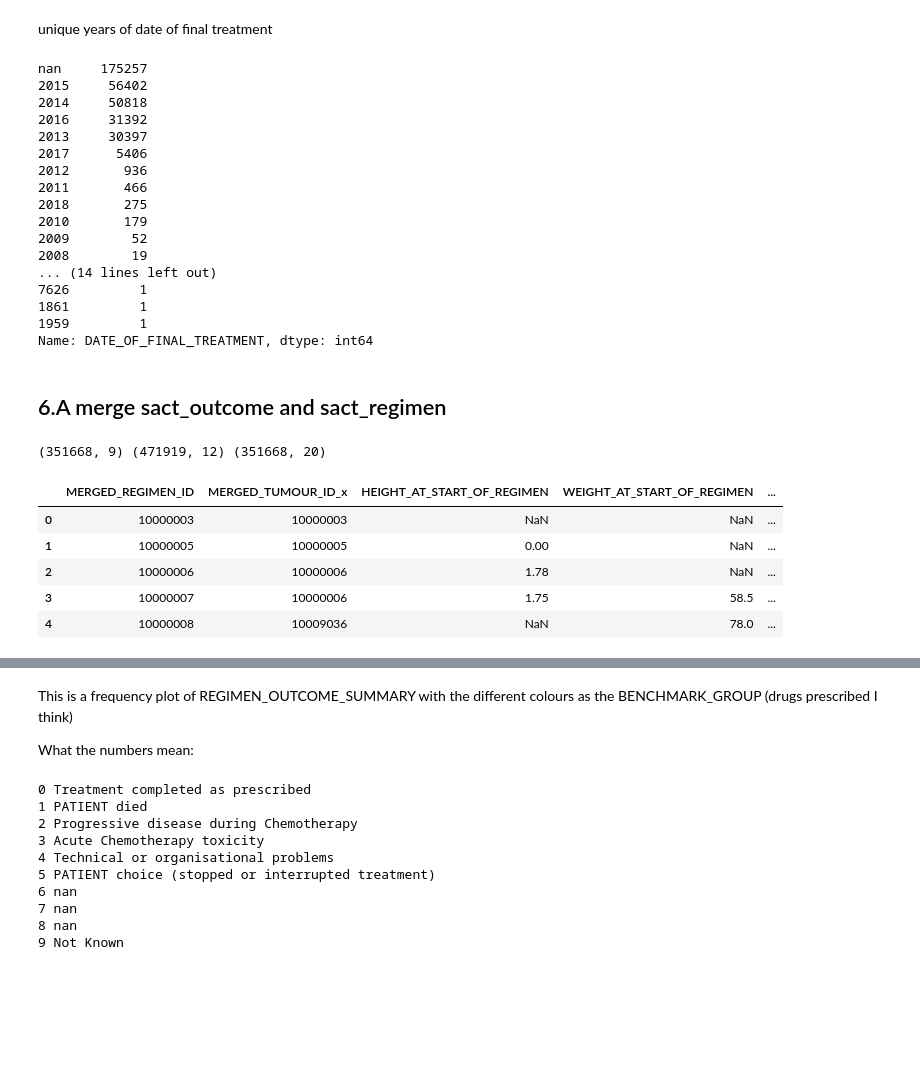
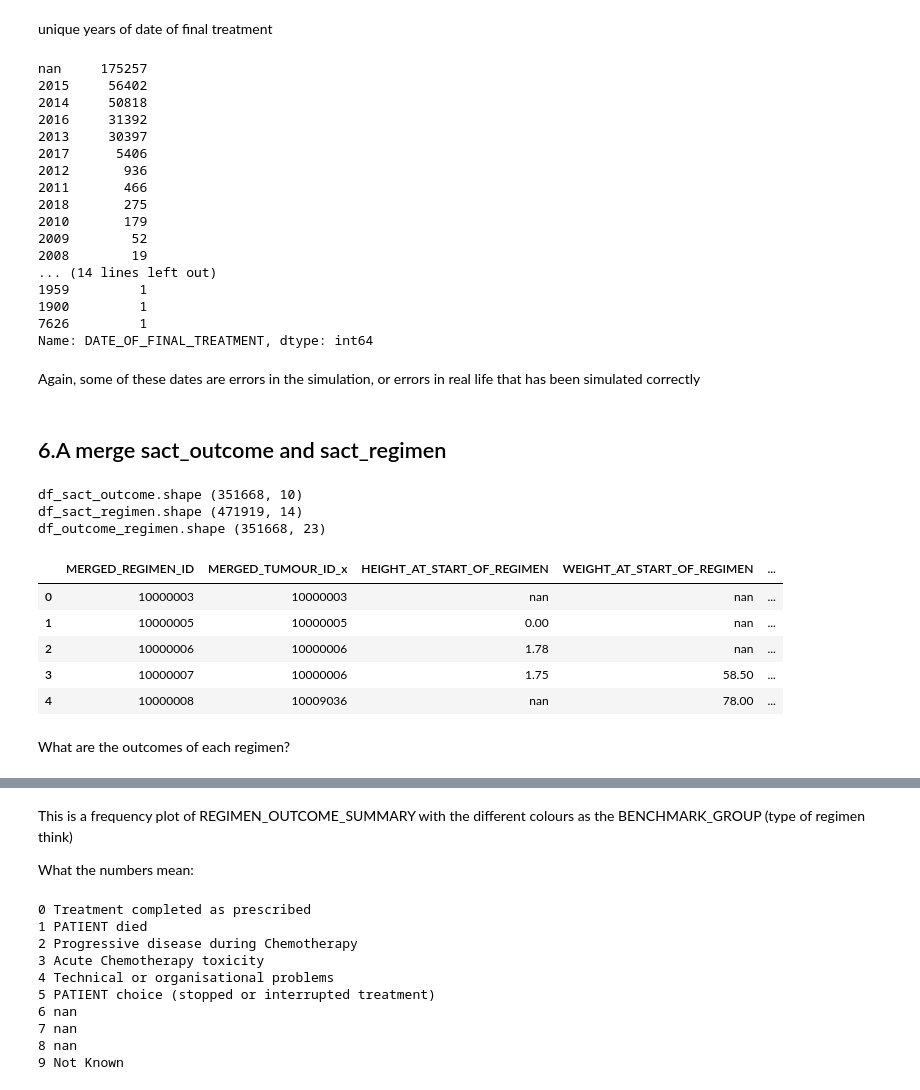
Before and after one commit to UCL-simulacrum/EDA, a Jupyter notebook: cancerdata_EDA.ipynb, the cells around one changed output, grey strips where cells are left out. Cells and saved outputs as stored; diff of their text form; code cells hidden in the pictures; blank space fills up the shorter version.

```diff
--- a/cancerdata_EDA.ipynb
+++ b/cancerdata_EDA.ipynb
@@ -99,9 +70,17 @@ The data can be downloaded from https://simulacrum.healthdatainsight.org.uk/requ
 
 Now load in the datasets as pandas dataframes:
 # %%
+%%time
+
 #directory of the data
 dir_data = "../simulacrum_release_v1.1.0"
 
 #add_descriptions=True adds columns of descriptions to the codes
 df_av_tumour = load.load_table('av_tumour', add_descriptions=True, folder=dir_data)
 df_av_patient = load.load_table('av_patient', add_descriptions=True, folder=dir_data)
+df_sact_regimen = load.load_table('sact_regimen', add_descriptions=True, folder=dir_data)
+df_sact_tumour = load.load_table('sact_tumour', add_descriptions=True, folder=dir_data)
+df_sact_outcome = load.load_table('sact_outcome', add_descriptions=True, folder=dir_data)
+df_sact_patient = load.load_table('sact_patient',add_descriptions=True, folder=dir_data)
+df_sact_cycle = load.load_table('sact_cycle',add_descriptions=True, folder=dir_data)
+df_drug_detail = load.load_table('sact_drug_detail',add_descriptions=True, folder=dir_data)
@@ -398,7 +385,7 @@ sact_outcome.shape
 # %% [markdown]
 unique years of date of final treatment
 # %%
-sact_outcome['DATE_OF_FINAL_TREATMENT'].apply(lambda x: x[:4]).value_counts()
+df_sact_outcome['DATE_OF_FINAL_TREATMENT'].apply(lambda x: x[:4]).value_counts()
 # %% [output]
 nan     175257
 2015     56402
@@ -413,25 +400,34 @@ nan     175257
 2009        52
 2008        19
 ... (14 lines left out)
+1959         1
+1900         1
 7626         1
-1861         1
-1959         1
 Name: DATE_OF_FINAL_TREATMENT, dtype: int64
+# %% [markdown]
+Again, some of these dates are errors in the simulation, or errors in real life that has been simulated correctly
 # %% [markdown]
 ## 6.A merge sact_outcome and sact_regimen <a name="mergesact_outcomeandsact_regimen"></a>
-# %%
-outcome_regimen = pd.merge(sact_regimen,sact_outcome,on='MERGED_REGIMEN_ID')
-print(sact_outcome.shape, sact_regimen.shape, outcome_regimen.shape)
-# %% [output]
-(351668, 9) (471919, 12) (351668, 20)
+# %%
+df_outcome_regimen = pd.merge(df_sact_regimen,df_sact_outcome,on='MERGED_REGIMEN_ID')
+
+print('df_sact_outcome.shape',df_sact_outcome.shape)
+print('df_sact_regimen.shape',df_sact_regimen.shape)
+print('df_outcome_regimen.shape',df_outcome_regimen.shape)
+# %% [output]
+df_sact_outcome.shape (351668, 10)
+df_sact_regimen.shape (471919, 14)
+df_outcome_regimen.shape (351668, 23)
 # %%
-outcome_regimen.head()
+df_outcome_regimen.head()
 # %% [output]
 |  | MERGED_REGIMEN_ID | MERGED_TUMOUR_ID_x | HEIGHT_AT_START_OF_REGIMEN | WEIGHT_AT_START_OF_REGIMEN | ... |
-| 0 | 10000003 | 10000003 | NaN | NaN | ... |
-| 1 | 10000005 | 10000005 | 0.00 | NaN | ... |
-| 2 | 10000006 | 10000006 | 1.78 | NaN | ... |
-| 3 | 10000007 | 10000006 | 1.75 | 58.5 | ... |
-| 4 | 10000008 | 10009036 | NaN | 78.0 | ... |
+| 0 | 10000003 | 10000003 | nan | nan | ... |
+| 1 | 10000005 | 10000005 | 0.00 | nan | ... |
+| 2 | 10000006 | 10000006 | 1.78 | nan | ... |
+| 3 | 10000007 | 10000006 | 1.75 | 58.50 | ... |
+| 4 | 10000008 | 10009036 | nan | 78.00 | ... |
+# %% [markdown]
+What are the outcomes of each regimen?
 # %%
 #only include top 20 bench
@@ -443,7 +439,7 @@ stacked_barplot(top_outcome_regimen,'BENCHMARK_GROUP', 'REGIMEN_OUTCOME_SUMMARY'
 # %% [output]
 [interactive output not drawn]
 # %% [markdown]
-This is a frequency plot of REGIMEN_OUTCOME_SUMMARY with the different colours as the BENCHMARK_GROUP (drugs prescribed I think)
+This is a frequency plot of REGIMEN_OUTCOME_SUMMARY with the different colours as the BENCHMARK_GROUP (type of regimen think)
 
 What the numbers mean:
 # %%
```
Also changed, not shown: parts of 37 cells of this notebook.
